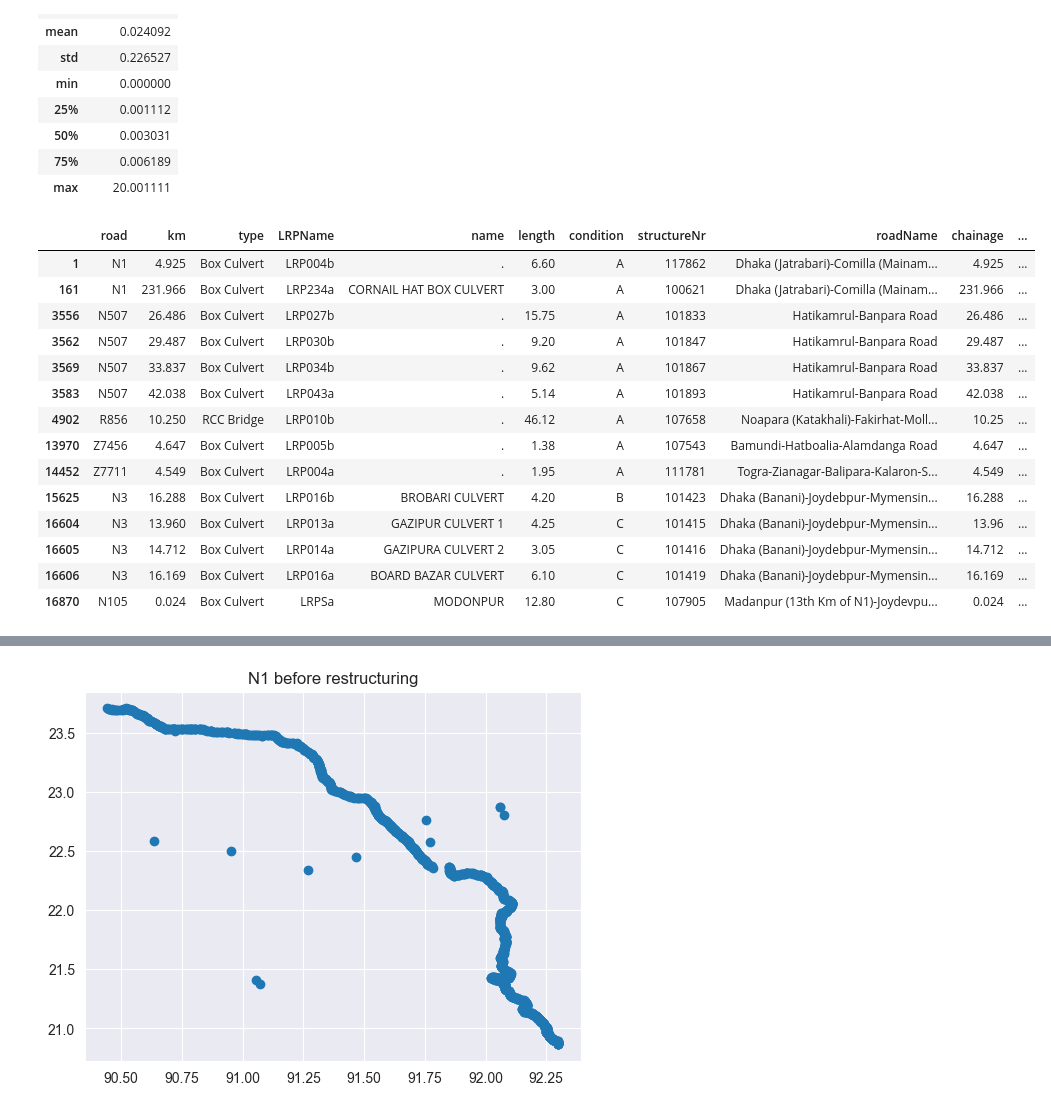
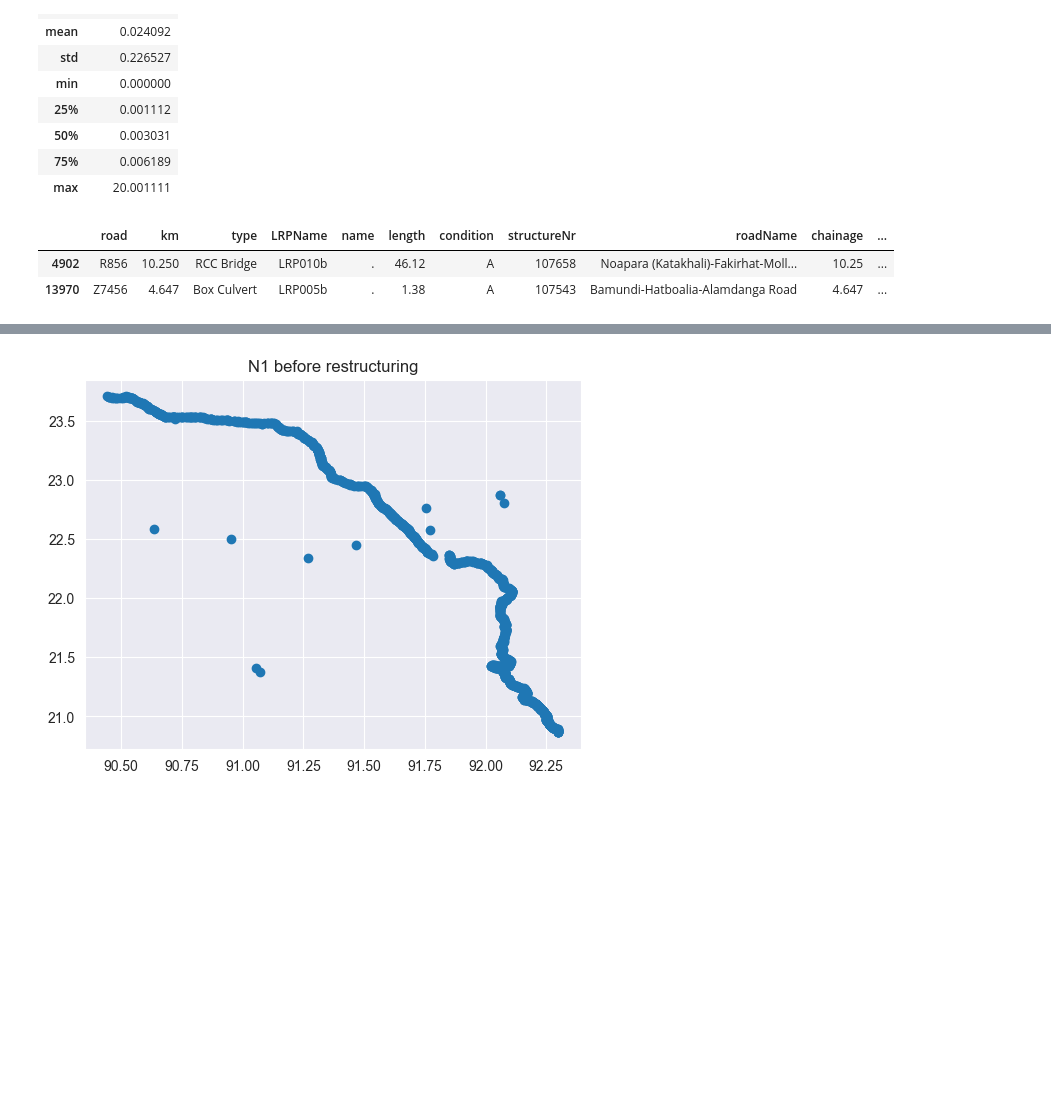
Before and after one commit to Anne-JS/advanced_simulation, a Jupyter notebook: Assignment 1 Julian.ipynb, the cells around one changed output, grey strips where cells are left out. Cells and saved outputs as stored; diff of their text form; code cells hidden in the pictures; blank space fills up the shorter version.

```diff
--- a/Assignment 1 Julian.ipynb
+++ b/Assignment 1 Julian.ipynb
@@ -69,23 +69,11 @@ df1_dist.describe()
     # TODO: check correctness of width of bridges
 df_bridges = pd.read_excel('BMMS_overview.xlsx')
 # %%
-df_bridges[df_bridges['width'] > 30]
+df_bridges[df_bridges['width'] > 45]
 # %% [output]
 |  | road | km | type | LRPName | name | length | condition | structureNr | roadName | chainage | ... |
-| 1 | N1 | 4.925 | Box Culvert | LRP004b | . | 6.60 | A | 117862 | Dhaka (Jatrabari)-Comilla (Mainam... | 4.925 | ... |
-| 161 | N1 | 231.966 | Box Culvert | LRP234a | CORNAIL HAT BOX CULVERT | 3.00 | A | 100621 | Dhaka (Jatrabari)-Comilla (Mainam... | 231.966 | ... |
-| 3556 | N507 | 26.486 | Box Culvert | LRP027b | . | 15.75 | A | 101833 | Hatikamrul-Banpara Road | 26.486 | ... |
-| 3562 | N507 | 29.487 | Box Culvert | LRP030b | . | 9.20 | A | 101847 | Hatikamrul-Banpara Road | 29.487 | ... |
-| 3569 | N507 | 33.837 | Box Culvert | LRP034b | . | 9.62 | A | 101867 | Hatikamrul-Banpara Road | 33.837 | ... |
-| 3583 | N507 | 42.038 | Box Culvert | LRP043a | . | 5.14 | A | 101893 | Hatikamrul-Banpara Road | 42.038 | ... |
 | 4902 | R856 | 10.250 | RCC Bridge | LRP010b | . | 46.12 | A | 107658 | Noapara (Katakhali)-Fakirhat-Moll... | 10.25 | ... |
 | 13970 | Z7456 | 4.647 | Box Culvert | LRP005b | . | 1.38 | A | 107543 | Bamundi-Hatboalia-Alamdanga Road | 4.647 | ... |
-| 14452 | Z7711 | 4.549 | Box Culvert | LRP004a | . | 1.95 | A | 111781 | Togra-Zianagar-Balipara-Kalaron-S... | 4.549 | ... |
-| 15625 | N3 | 16.288 | Box Culvert | LRP016b | BROBARI CULVERT | 4.20 | B | 101423 | Dhaka (Banani)-Joydebpur-Mymensin... | 16.288 | ... |
-| 16604 | N3 | 13.960 | Box Culvert | LRP013a | GAZIPUR CULVERT 1 | 4.25 | C | 101415 | Dhaka (Banani)-Joydebpur-Mymensin... | 13.96 | ... |
-| 16605 | N3 | 14.712 | Box Culvert | LRP014a | GAZIPURA CULVERT 2 | 3.05 | C | 101416 | Dhaka (Banani)-Joydebpur-Mymensin... | 14.712 | ... |
-| 16606 | N3 | 16.169 | Box Culvert | LRP016a | BOARD BAZAR CULVERT | 6.10 | C | 101419 | Dhaka (Banani)-Joydebpur-Mymensin... | 16.169 | ... |
-| 16870 | N105 | 0.024 | Box Culvert | LRPSa | MODONPUR | 12.80 | C | 107905 | Madanpur (13th Km of N1)-Joydevpu... | 0.024 | ... |
 # %%
 # Show all duplicated rows based on 'lon' and 'lat' columns, including all occurrences
 duplicated_rows_lon_lat = df_bridges[df_bridges.duplicated(subset=['lon', 'lat'], keep=False)]
```
Also changed, not shown: parts of 1 cell of this notebook, 1 other file.
